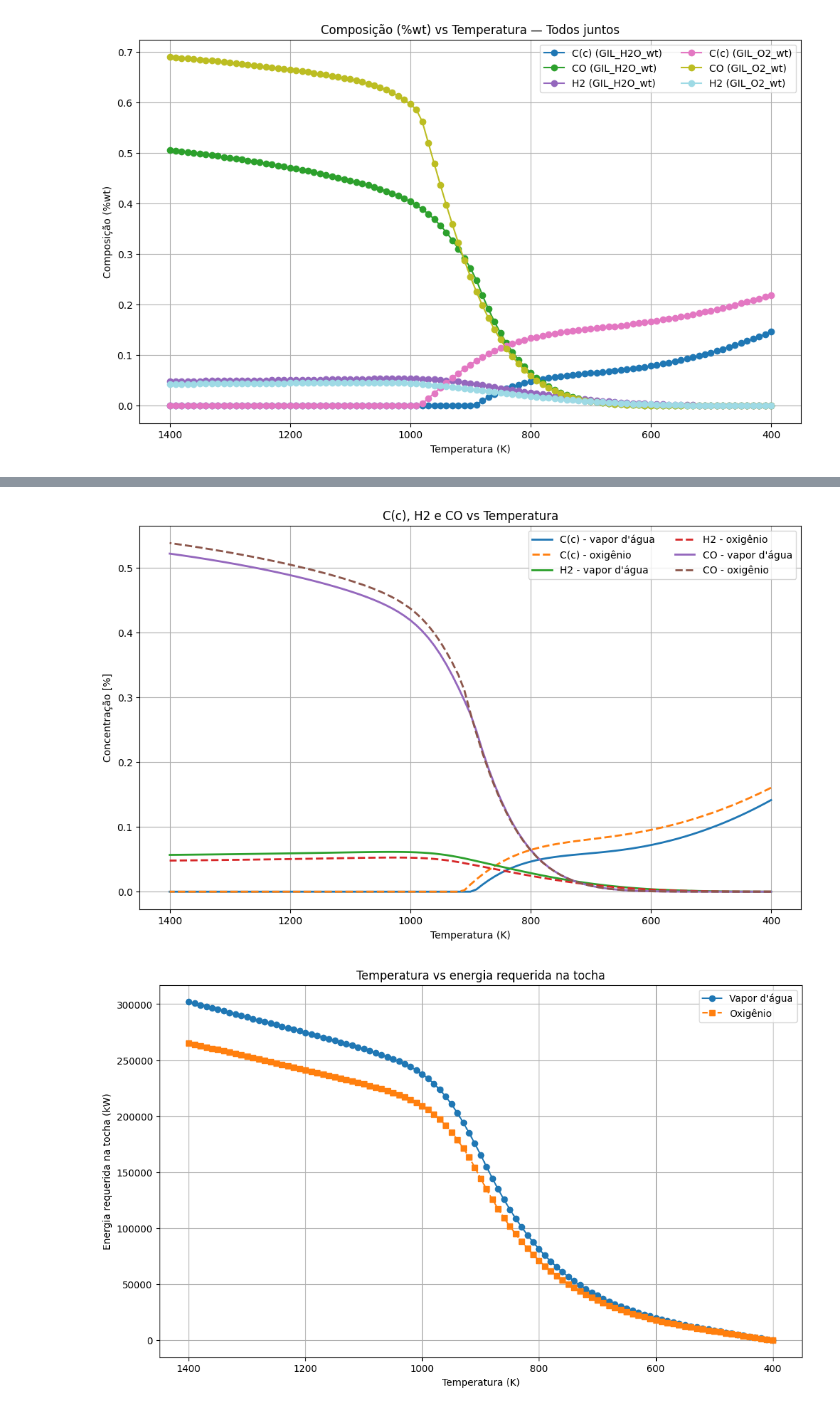
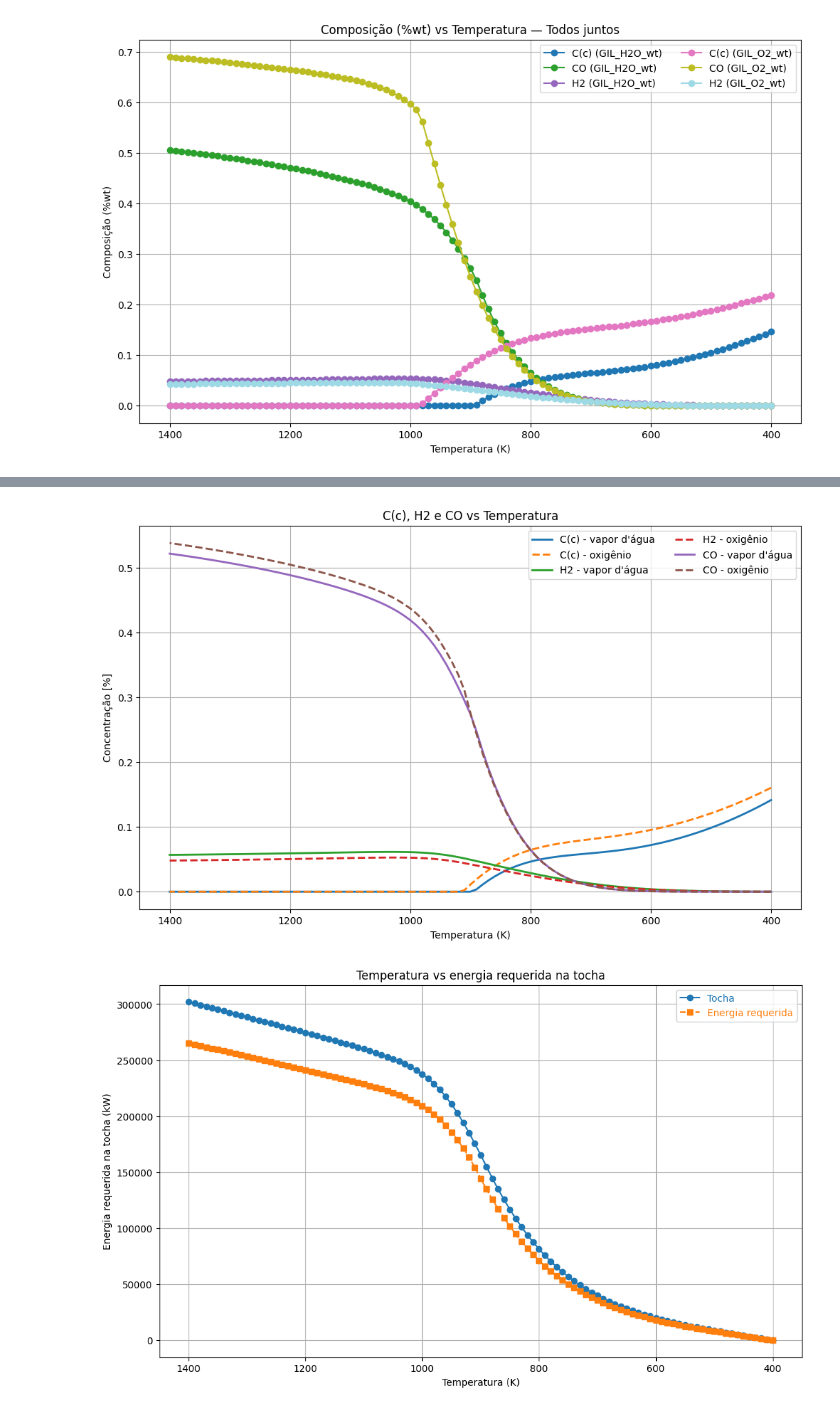
Before and after one commit to MaikTheWay/IC-PlasmaGasification-MossHydrogen, a Jupyter notebook: Gaseificacao_Plasma_Colab.ipynb, the cells around one changed output, grey strips where cells are left out. Drawn from its saved outputs; the diff is of its cells as text; code cells hidden in the pictures.

```diff
--- a/Gaseificacao_Plasma_Colab.ipynb
+++ b/Gaseificacao_Plasma_Colab.ipynb
@@ -454,34 +454,49 @@ else:
 
         # 4) C(c), H2 e CO no mesmo gráfico
         plot_all_species(
             df_wt_h2o,
             df_wt_o2,
             title="C(c), H2 e CO vs Temperatura"
         )
 
         # 5) Energia requerida na tocha
         energy_h2o = calc_torch_energy(df_vol_h2o, eta=eta_tocha)
         energy_o2 = calc_torch_energy(df_vol_o2, eta=eta_tocha)
 
         plt.figure(figsize=(12, 7))
-        plt.plot(energy_h2o["T"], energy_h2o["E_tocha"], marker="o", linestyle="-", label="Vapor d'água")
-        plt.plot(energy_o2["T"], energy_o2["E_tocha"], marker="s", linestyle="--", label="Oxigênio")
+
+        line1, = plt.plot(
+            energy_h2o["T"], energy_h2o["E_tocha"],
+            marker="o", linestyle="-", label="Tocha"
+        )
+
+        line2, = plt.plot(
+            energy_o2["T"], energy_o2["E_tocha"],
+            marker="s", linestyle="--", label="Energia requerida"
+        )
+
         plt.title("Temperatura vs energia requerida na tocha")
         plt.xlabel("Temperatura (K)")
         plt.ylabel("Energia requerida na tocha (kW)")
-        plt.legend()
         plt.grid(True)
 
         if invert_temperature_axis:
             plt.gca().invert_xaxis()
 
+        legend = plt.legend()
+        legend_texts = legend.get_texts()
+
+        if len(legend_texts) >= 2:
+            legend_texts[0].set_color(line1.get_color())
+            legend_texts[1].set_color(line2.get_color())
+
         plt.show()
 
     except Exception as e:
         print(f"Erro ao gerar os gráficos: {e}")
 # %% [output]
 [figure]
 [figure]
 [figure]
 [figure]
-[figure, old version]
+[figure, new version]
```
Also changed, not shown: 12 other files.
